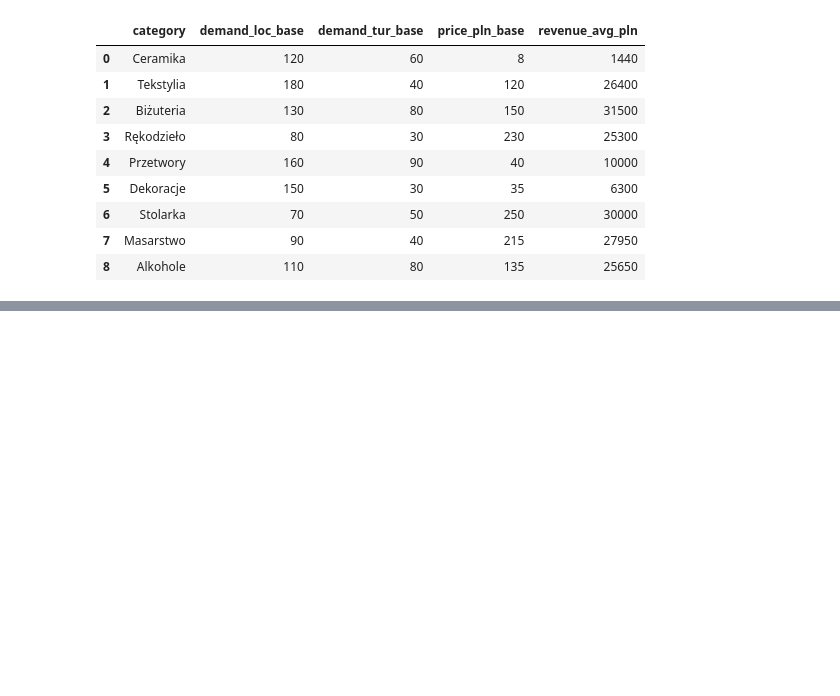
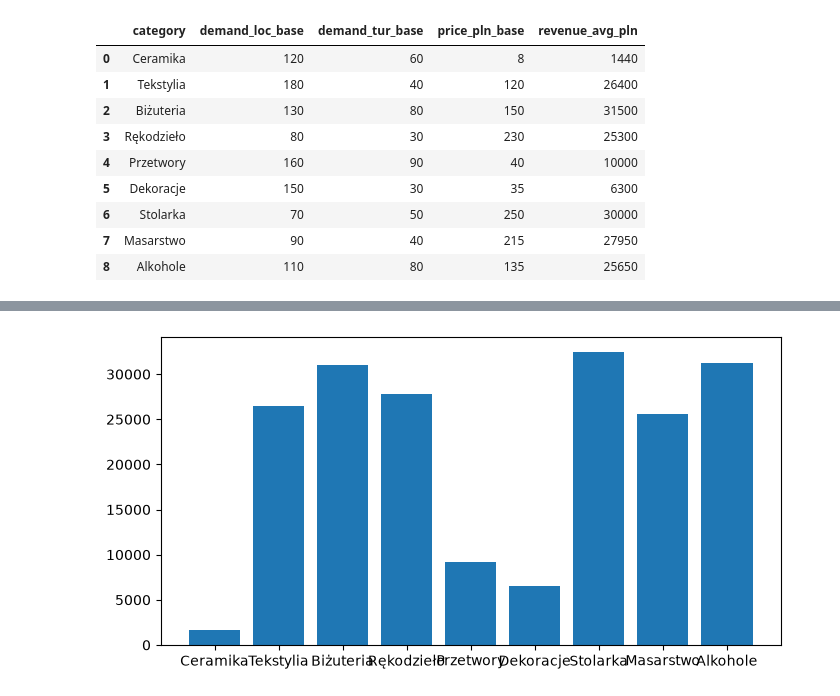
Before and after one commit to weronikag77/DataVisualization, a Jupyter notebook: 01-bar.ipynb, the cells around one changed output, grey strips where cells are left out. Saved outputs shown, nothing was run; the diff lists cells and outputs as text; code cells hidden in the pictures; blank space fills up the shorter version.

```diff
--- a/01-bar.ipynb
+++ b/01-bar.ipynb
@@ -51,0 +129,9 @@ catalog
+# %%
+heights = t1["revenue_pln"]
+categories = t1["category"]
+# %%
+plt.figure(figsize=(8,4))
+plt.bar(categories, heights)
+plt.show()
+# %% [output]
+[figure, added]
```
Also changed, not shown: parts of 18 cells of this notebook.
